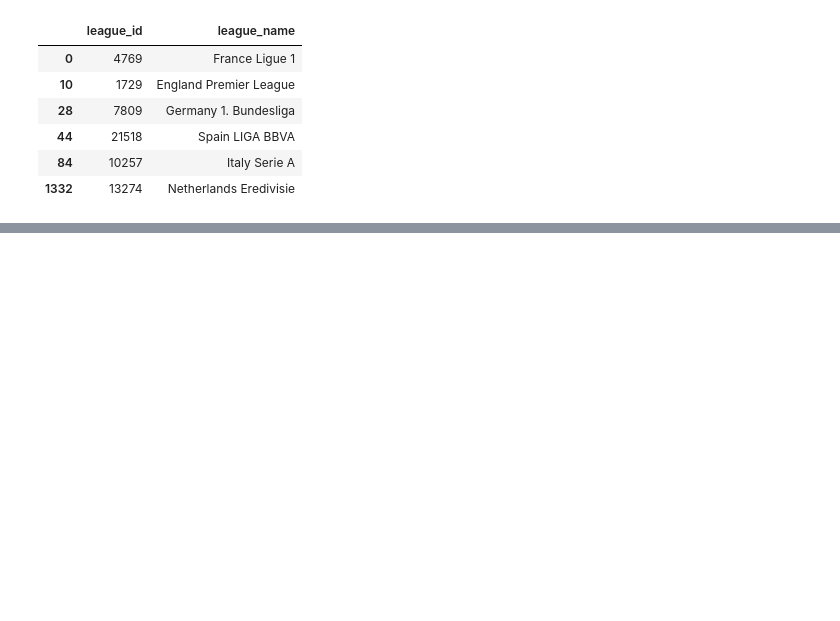
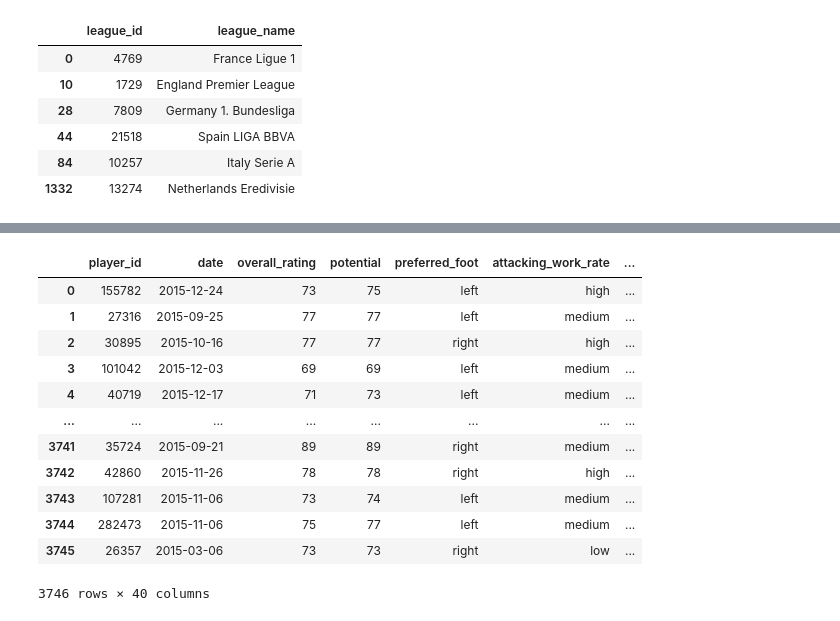
Before and after one commit to ChisengaSol/european_football_data, a Jupyter notebook: europeanleagues.ipynb, the cells around one changed output, grey strips where cells are left out. Saved outputs shown, nothing was run; the diff lists cells and outputs as text; code cells hidden in the pictures; blank space fills up the shorter version.

```diff
--- a/europeanleagues.ipynb
+++ b/europeanleagues.ipynb
@@ -826,0 +854,4 @@ new_players_attributes
+# %%
+player_attributes_df["overall_rating"] = player_attributes_df["overall_rating"].astype(int)
+# %%
+player_attributes_df["potential"] = player_attributes_df["potential"].astype(int)
@@ -826,0 +876,16 @@ new_players_attributes
+# %%
+player_attributes_df
+# %% [output]
+|  | player_id | date | overall_rating | potential | preferred_foot | attacking_work_rate | ... |
+| 0 | 155782 | 2015-12-24 | 73 | 75 | left | high | ... |
+| 1 | 27316 | 2015-09-25 | 77 | 77 | left | medium | ... |
+| 2 | 30895 | 2015-10-16 | 77 | 77 | right | high | ... |
+| 3 | 101042 | 2015-12-03 | 69 | 69 | left | medium | ... |
+| 4 | 40719 | 2015-12-17 | 71 | 73 | left | medium | ... |
+| ... | ... | ... | ... | ... | ... | ... | ... |
+| 3741 | 35724 | 2015-09-21 | 89 | 89 | right | medium | ... |
+| 3742 | 42860 | 2015-11-26 | 78 | 78 | right | high | ... |
+| 3743 | 107281 | 2015-11-06 | 73 | 74 | left | medium | ... |
+| 3744 | 282473 | 2015-11-06 | 75 | 77 | left | medium | ... |
+| 3745 | 26357 | 2015-03-06 | 73 | 73 | right | low | ... |
+3746 rows × 40 columns
```
Also changed, not shown: parts of 59 cells of this notebook.
